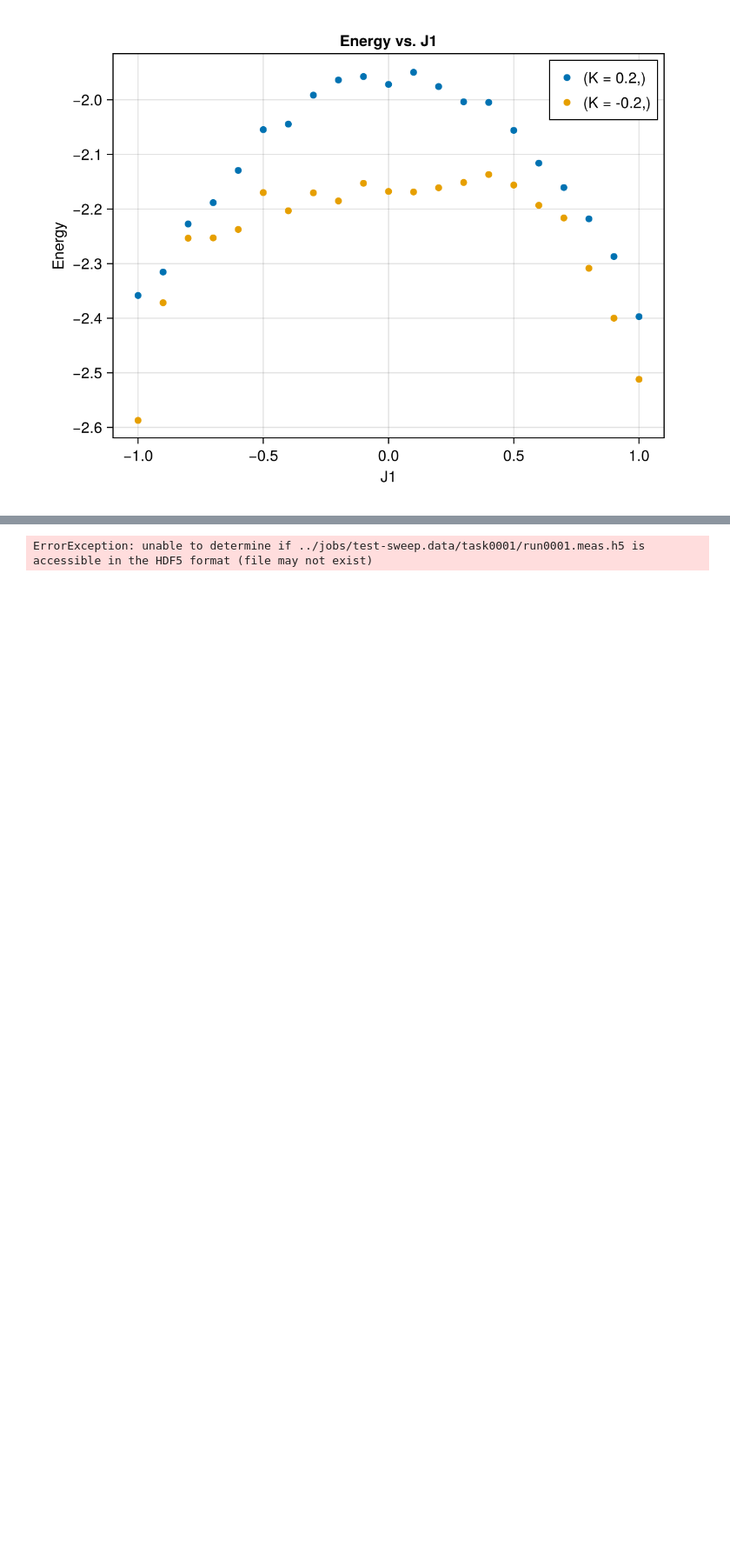
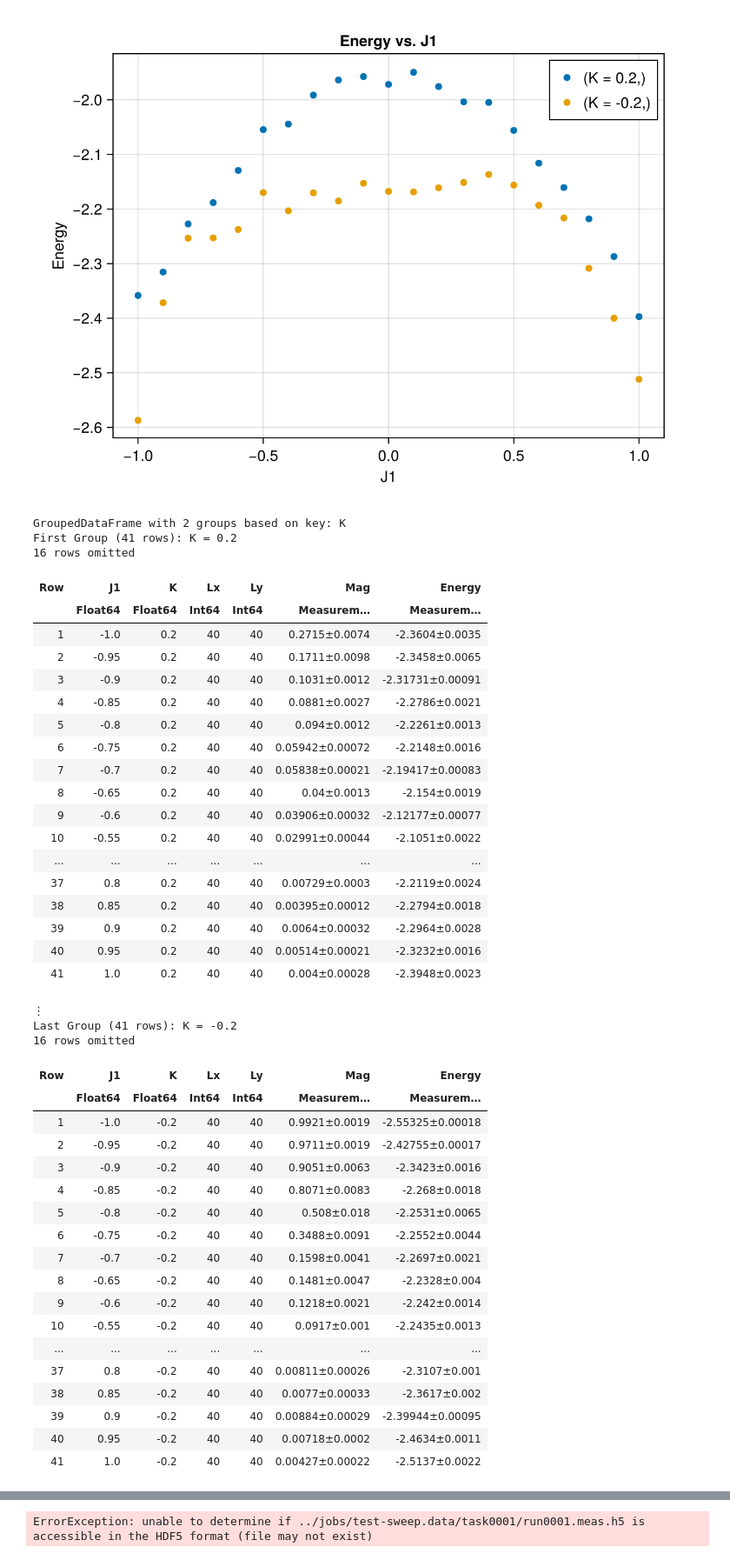
Before and after one commit to PatXue/Biquadratic.jl, a Jupyter notebook: analysis/j1-sweep.ipynb, the cells around one changed output, grey strips where cells are left out. Shown at 87% size. Cells and saved outputs as stored; diff of their text form; code cells hidden in the pictures; blank space fills up the shorter version.

```diff
--- a/analysis/j1-sweep.ipynb
+++ b/analysis/j1-sweep.ipynb
@@ -119,3 +119,49 @@ generatePlot(
 )
 # %% [output]
 [figure]
+# %%
+jobname = "j1-fine-sweep"
+fine_data = groupby(cleandata("../jobs/" * jobname * ".results.json"), [:K])
+# %% [output]
+GroupedDataFrame with 2 groups based on key: K
+First Group (41 rows): K = 0.2
+16 rows omitted
+| Row | J1 | K | Lx | Ly | Mag | Energy |
+|  | Float64 | Float64 | Int64 | Int64 | Measurem… | Measurem… |
+| 1 | -1.0 | 0.2 | 40 | 40 | 0.2715±0.0074 | -2.3604±0.0035 |
+| 2 | -0.95 | 0.2 | 40 | 40 | 0.1711±0.0098 | -2.3458±0.0065 |
+| 3 | -0.9 | 0.2 | 40 | 40 | 0.1031±0.0012 | -2.31731±0.00091 |
+| 4 | -0.85 | 0.2 | 40 | 40 | 0.0881±0.0027 | -2.2786±0.0021 |
+| 5 | -0.8 | 0.2 | 40 | 40 | 0.094±0.0012 | -2.2261±0.0013 |
+| 6 | -0.75 | 0.2 | 40 | 40 | 0.05942±0.00072 | -2.2148±0.0016 |
+| 7 | -0.7 | 0.2 | 40 | 40 | 0.05838±0.00021 | -2.19417±0.00083 |
+| 8 | -0.65 | 0.2 | 40 | 40 | 0.04±0.0013 | -2.154±0.0019 |
+| 9 | -0.6 | 0.2 | 40 | 40 | 0.03906±0.00032 | -2.12177±0.00077 |
+| 10 | -0.55 | 0.2 | 40 | 40 | 0.02991±0.00044 | -2.1051±0.0022 |
+| ... | ... | ... | ... | ... | ... | ... |
+| 37 | 0.8 | 0.2 | 40 | 40 | 0.00729±0.0003 | -2.2119±0.0024 |
+| 38 | 0.85 | 0.2 | 40 | 40 | 0.00395±0.00012 | -2.2794±0.0018 |
+| 39 | 0.9 | 0.2 | 40 | 40 | 0.0064±0.00032 | -2.2964±0.0028 |
+| 40 | 0.95 | 0.2 | 40 | 40 | 0.00514±0.00021 | -2.3232±0.0016 |
+| 41 | 1.0 | 0.2 | 40 | 40 | 0.004±0.00028 | -2.3948±0.0023 |
+⋮
+Last Group (41 rows): K = -0.2
+16 rows omitted
+| Row | J1 | K | Lx | Ly | Mag | Energy |
+|  | Float64 | Float64 | Int64 | Int64 | Measurem… | Measurem… |
+| 1 | -1.0 | -0.2 | 40 | 40 | 0.9921±0.0019 | -2.55325±0.00018 |
+| 2 | -0.95 | -0.2 | 40 | 40 | 0.9711±0.0019 | -2.42755±0.00017 |
+| 3 | -0.9 | -0.2 | 40 | 40 | 0.9051±0.0063 | -2.3423±0.0016 |
+| 4 | -0.85 | -0.2 | 40 | 40 | 0.8071±0.0083 | -2.268±0.0018 |
+| 5 | -0.8 | -0.2 | 40 | 40 | 0.508±0.018 | -2.2531±0.0065 |
+| 6 | -0.75 | -0.2 | 40 | 40 | 0.3488±0.0091 | -2.2552±0.0044 |
+| 7 | -0.7 | -0.2 | 40 | 40 | 0.1598±0.0041 | -2.2697±0.0021 |
+| 8 | -0.65 | -0.2 | 40 | 40 | 0.1481±0.0047 | -2.2328±0.004 |
+| 9 | -0.6 | -0.2 | 40 | 40 | 0.1218±0.0021 | -2.242±0.0014 |
+| 10 | -0.55 | -0.2 | 40 | 40 | 0.0917±0.001 | -2.2435±0.0013 |
+| ... | ... | ... | ... | ... | ... | ... |
+| 37 | 0.8 | -0.2 | 40 | 40 | 0.00811±0.00026 | -2.3107±0.001 |
+| 38 | 0.85 | -0.2 | 40 | 40 | 0.0077±0.00033 | -2.3617±0.002 |
+| 39 | 0.9 | -0.2 | 40 | 40 | 0.00884±0.00029 | -2.39944±0.00095 |
+| 40 | 0.95 | -0.2 | 40 | 40 | 0.00718±0.0002 | -2.4634±0.0011 |
+| 41 | 1.0 | -0.2 | 40 | 40 | 0.00427±0.00022 | -2.5137±0.0022 |
```
Also changed, not shown: parts of 1 cell of this notebook.
